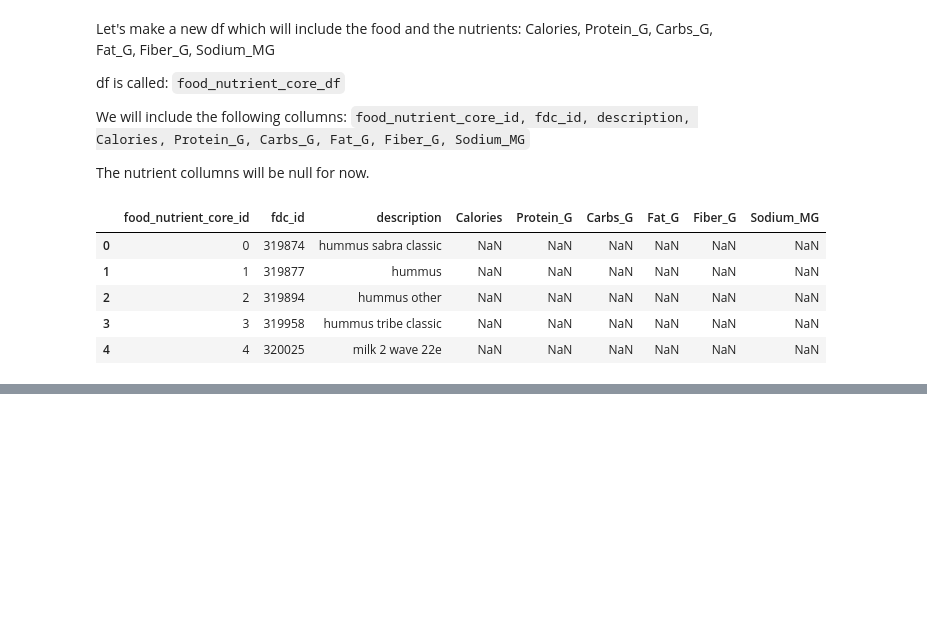
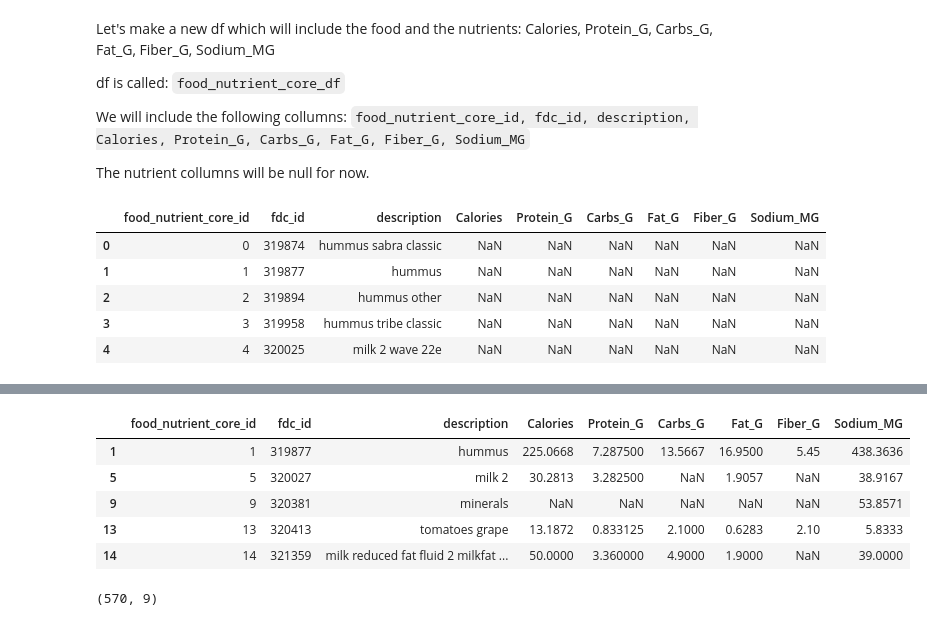
Before and after one commit to ruthy664/nutritional-recipe-tool, a Jupyter notebook: data/prepare_data_for_food_nutrients.ipynb, the cells around one changed output, grey strips where cells are left out. Cells and saved outputs as stored; diff of their text form; code cells hidden in the pictures; blank space fills up the shorter version.

```diff
--- a/data/prepare_data_for_food_nutrients.ipynb
+++ b/data/prepare_data_for_food_nutrients.ipynb
@@ -773,0 +1078,7 @@ food_nutrient_core_df.head()
+# %%
+nutrient_cols = ['Calories', 'Protein_G', 'Carbs_G', 'Fat_G', 'Fiber_G', 'Sodium_MG']
+# %%
+# Keep rows where at least one nutrient is not null
+food_nutrients_core_notnull_df = food_nutrient_core_df.dropna(
+    subset=nutrient_cols, how='all'
+)
@@ -773,0 +1087,13 @@ food_nutrient_core_df.head()
+# %%
+food_nutrients_core_notnull_df.head()
+# %% [output]
+|  | food_nutrient_core_id | fdc_id | description | Calories | Protein_G | Carbs_G | Fat_G | Fiber_G | Sodium_MG |
+| 1 | 1 | 319877 | hummus | 225.0668 | 7.287500 | 13.5667 | 16.9500 | 5.45 | 438.3636 |
+| 5 | 5 | 320027 | milk 2 | 30.2813 | 3.282500 | NaN | 1.9057 | NaN | 38.9167 |
+| 9 | 9 | 320381 | minerals | NaN | NaN | NaN | NaN | NaN | 53.8571 |
+| 13 | 13 | 320413 | tomatoes grape | 13.1872 | 0.833125 | 2.1000 | 0.6283 | 2.10 | 5.8333 |
+| 14 | 14 | 321359 | milk reduced fat fluid 2 milkfat ... | 50.0000 | 3.360000 | 4.9000 | 1.9000 | NaN | 39.0000 |
+# %%
+food_nutrients_core_notnull_df.shape
+# %% [output]
+(570, 9)
```
Also changed, not shown: parts of 32 cells of this notebook, 3 other files.
